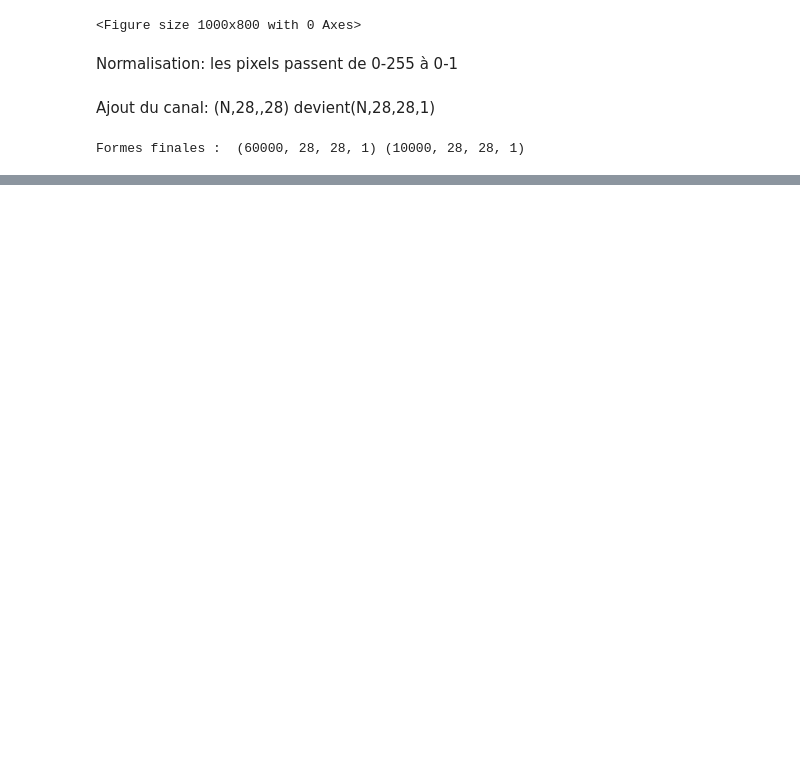
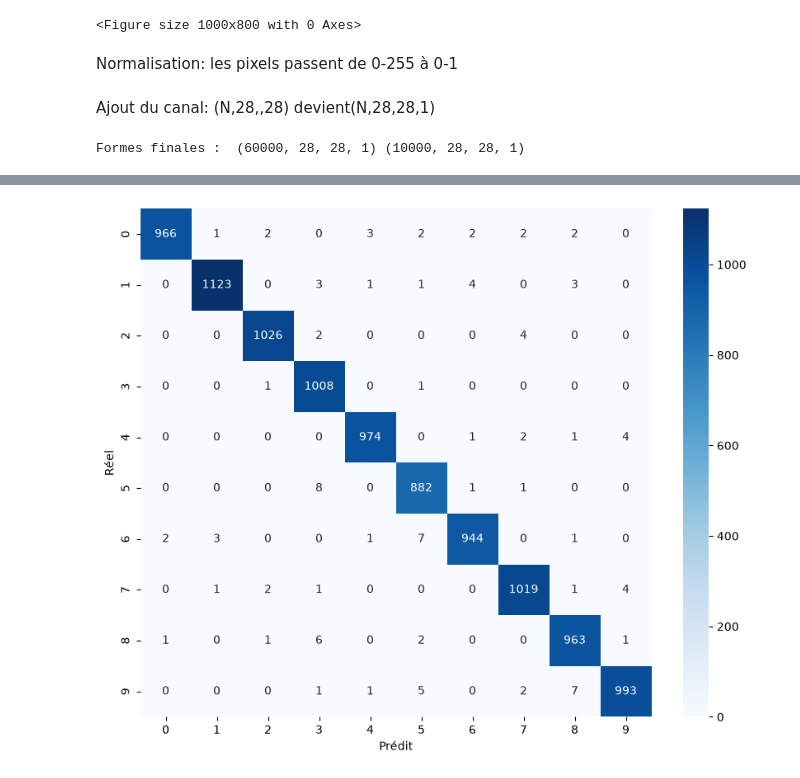
Before and after one commit to Tesfabirhan-WR/deep-learning, a Jupyter notebook: mnist_learning.ipynb, the cells around one changed output, grey strips where cells are left out. Drawn from its saved outputs; the diff is of its cells as text; code cells hidden in the pictures; blank space fills up the shorter version.

```diff
--- a/mnist_learning.ipynb
+++ b/mnist_learning.ipynb
@@ -42,3 +39,21 @@ X_test = np.expand_dims(X_test, -1)
 print("Formes finales : ", X_train.shape, X_test.shape)
 # %% [output]
 Formes finales :  (60000, 28, 28, 1) (10000, 28, 28, 1)
+# %%
+model = models.Sequential([
+    Input(shape=(28, 28, 1)),
+    layers.Conv2D(32, (3, 3), activation='relu'),
+    layers.MaxPooling2D((2, 2)),
+    layers.Conv2D(64, (3, 3), activation='relu'),
+    layers.MaxPooling2D((2, 2)),
+    layers.Conv2D(64, (3, 3), activation='relu'),
+
+    layers.Flatten(),
+    layers.Dense(128, activation='relu'),
+    layers.Dropout(0.5),
+    layers.Dense(10, activation='softmax')
+])
+# %%
+model.compile(optimizer='adam',
+              loss='sparse_categorical_crossentropy',
+              metrics=['accuracy'])
@@ -44,0 +87,2 @@ Formes finales :  (60000, 28, 28, 1) (10000, 28, 28, 1)
+# %%
+history = model.fit(X_train, y_train, epochs=5, batch_size=64, validation_split=0.1)
@@ -44,0 +107,2 @@ Formes finales :  (60000, 28, 28, 1) (10000, 28, 28, 1)
+# %%
+y_pred = np.argmax(model.predict(X_test), axis=1)
@@ -44,0 +111,9 @@ Formes finales :  (60000, 28, 28, 1) (10000, 28, 28, 1)
+# %%
+cm = confusion_matrix(y_test, y_pred)
+plt.figure(figsize=(10,8))
+sn.heatmap(cm, annot=True, fmt='d', cmap="Blues")
+plt.xlabel("Prédit")
+plt.ylabel("Réel")
+plt.show()
+# %% [output]
+[figure, added]
```
Also changed, not shown: parts of 7 cells of this notebook.
